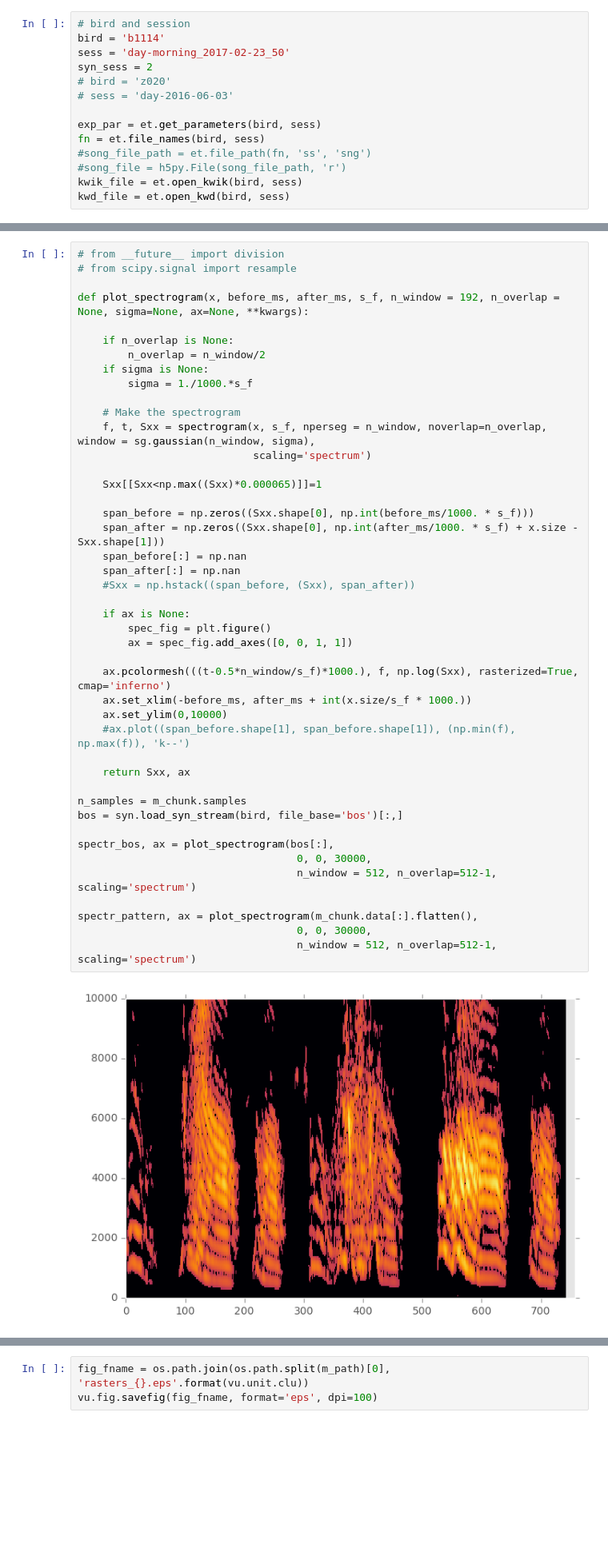
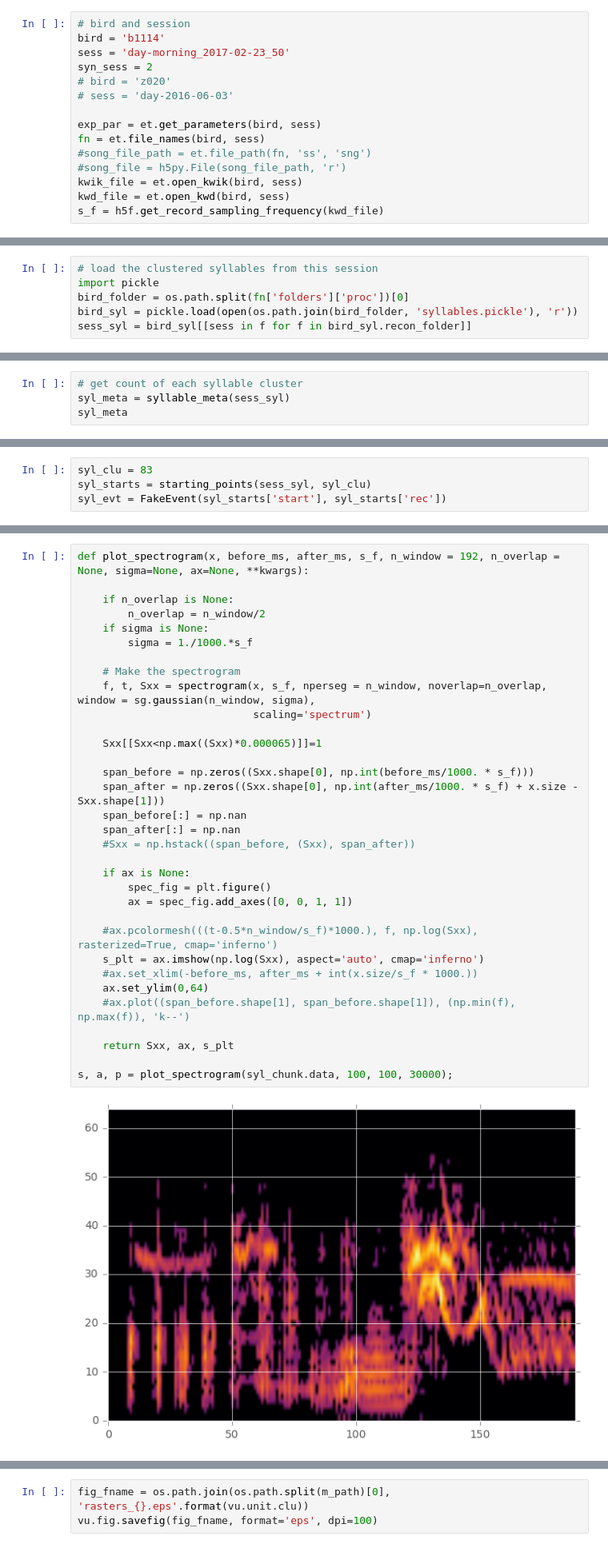
Before and after one commit to zekearneodo/ephysflow, a Jupyter notebook: view_rasters-singing-kilo-b1114.ipynb, the cells around one changed output, grey strips where cells are left out. Shown at 80% size. Saved outputs shown, nothing was run; the diff lists cells and outputs as text; blank space fills up the shorter version.

```diff
--- a/view_rasters-singing-kilo-b1114.ipynb
+++ b/view_rasters-singing-kilo-b1114.ipynb
@@ -80,3 +83,4 @@ fn = et.file_names(bird, sess)
 #song_file = h5py.File(song_file_path, 'r')
 kwik_file = et.open_kwik(bird, sess)
 kwd_file = et.open_kwd(bird, sess)
+s_f = h5f.get_record_sampling_frequency(kwd_file)
@@ -187,0 +87,6 @@ plt.plot(m_chunk.data)
+# %%
+# load the clustered syllables from this session
+import pickle
+bird_folder = os.path.split(fn['folders']['proc'])[0]
+bird_syl = pickle.load(open(os.path.join(bird_folder, 'syllables.pickle'), 'r'))
+sess_syl = bird_syl[[sess in f for f in bird_syl.recon_folder]]
@@ -187,0 +132,4 @@ plt.plot(m_chunk.data)
+# %%
+# get count of each syllable cluster
+syl_meta = syllable_meta(sess_syl)
+syl_meta
@@ -187,0 +173,4 @@ plt.plot(m_chunk.data)
+# %%
+syl_clu = 83
+syl_starts = starting_points(sess_syl, syl_clu)
+syl_evt = FakeEvent(syl_starts['start'], syl_starts['rec'])
@@ -188,46 +222,35 @@ plt.plot(m_chunk.data)
 # %%
-# from __future__ import division
-# from scipy.signal import resample
-
 def plot_spectrogram(x, before_ms, after_ms, s_f, n_window = 192, n_overlap = None, sigma=None, ax=None, **kwargs):
 
     if n_overlap is None:
         n_overlap = n_window/2
     if sigma is None:
         sigma = 1./1000.*s_f
 
     # Make the spectrogram
     f, t, Sxx = spectrogram(x, s_f, nperseg = n_window, noverlap=n_overlap, window = sg.gaussian(n_window, sigma),
                             scaling='spectrum')
 
     Sxx[[Sxx<np.max((Sxx)*0.000065)]]=1
 
     span_before = np.zeros((Sxx.shape[0], np.int(before_ms/1000. * s_f)))
     span_after = np.zeros((Sxx.shape[0], np.int(after_ms/1000. * s_f) + x.size - Sxx.shape[1]))
     span_before[:] = np.nan
     span_after[:] = np.nan
     #Sxx = np.hstack((span_before, (Sxx), span_after))
 
     if ax is None:
         spec_fig = plt.figure()
         ax = spec_fig.add_axes([0, 0, 1, 1])
 
-    ax.pcolormesh(((t-0.5*n_window/s_f)*1000.), f, np.log(Sxx), rasterized=True, cmap='inferno')
-    ax.set_xlim(-before_ms, after_ms + int(x.size/s_f * 1000.))
-    ax.set_ylim(0,10000)
+    #ax.pcolormesh(((t-0.5*n_window/s_f)*1000.), f, np.log(Sxx), rasterized=True, cmap='inferno')
+    s_plt = ax.imshow(np.log(Sxx), aspect='auto', cmap='inferno')
+    #ax.set_xlim(-before_ms, after_ms + int(x.size/s_f * 1000.))
+    ax.set_ylim(0,64)
     #ax.plot((span_before.shape[1], span_before.shape[1]), (np.min(f), np.max(f)), 'k--')
 
-    return Sxx, ax
+    return Sxx, ax, s_plt
 
-n_samples = m_chunk.samples
-bos = syn.load_syn_stream(bird, file_base='bos')[:,]
-
-spectr_bos, ax = plot_spectrogram(bos[:],
-                                   0, 0, 30000,
-                                   n_window = 512, n_overlap=512-1, scaling='spectrum')
-
-spectr_pattern, ax = plot_spectrogram(m_chunk.data[:].flatten(),
-                                   0, 0, 30000,
-                                   n_window = 512, n_overlap=512-1, scaling='spectrum')
+s, a, p = plot_spectrogram(syl_chunk.data, 100, 100, 30000);
 # %% [output]
-[figure, old version]
+[figure, new version]
```
Also changed, not shown: parts of 24 cells of this notebook, 10 other files.
